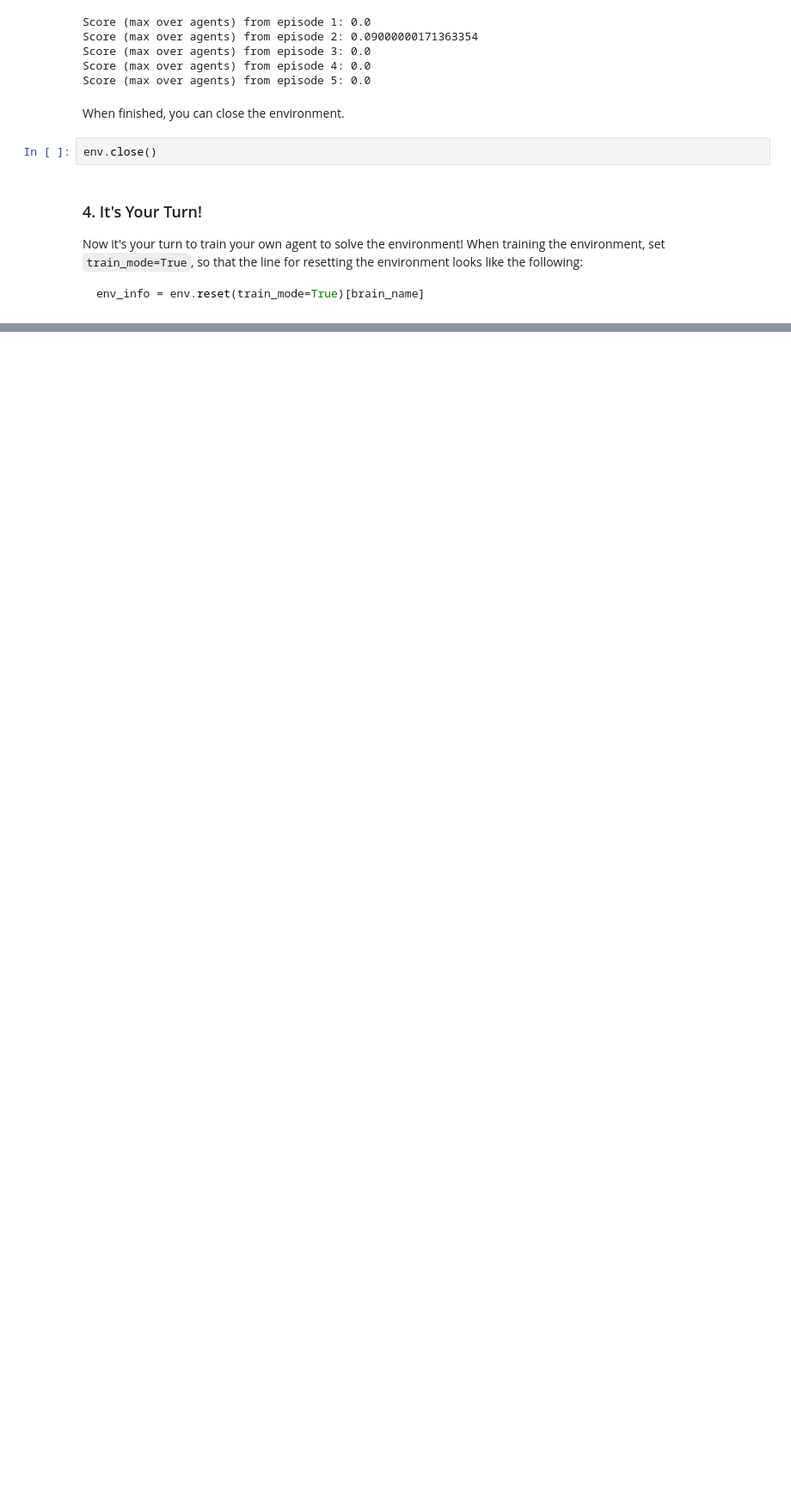
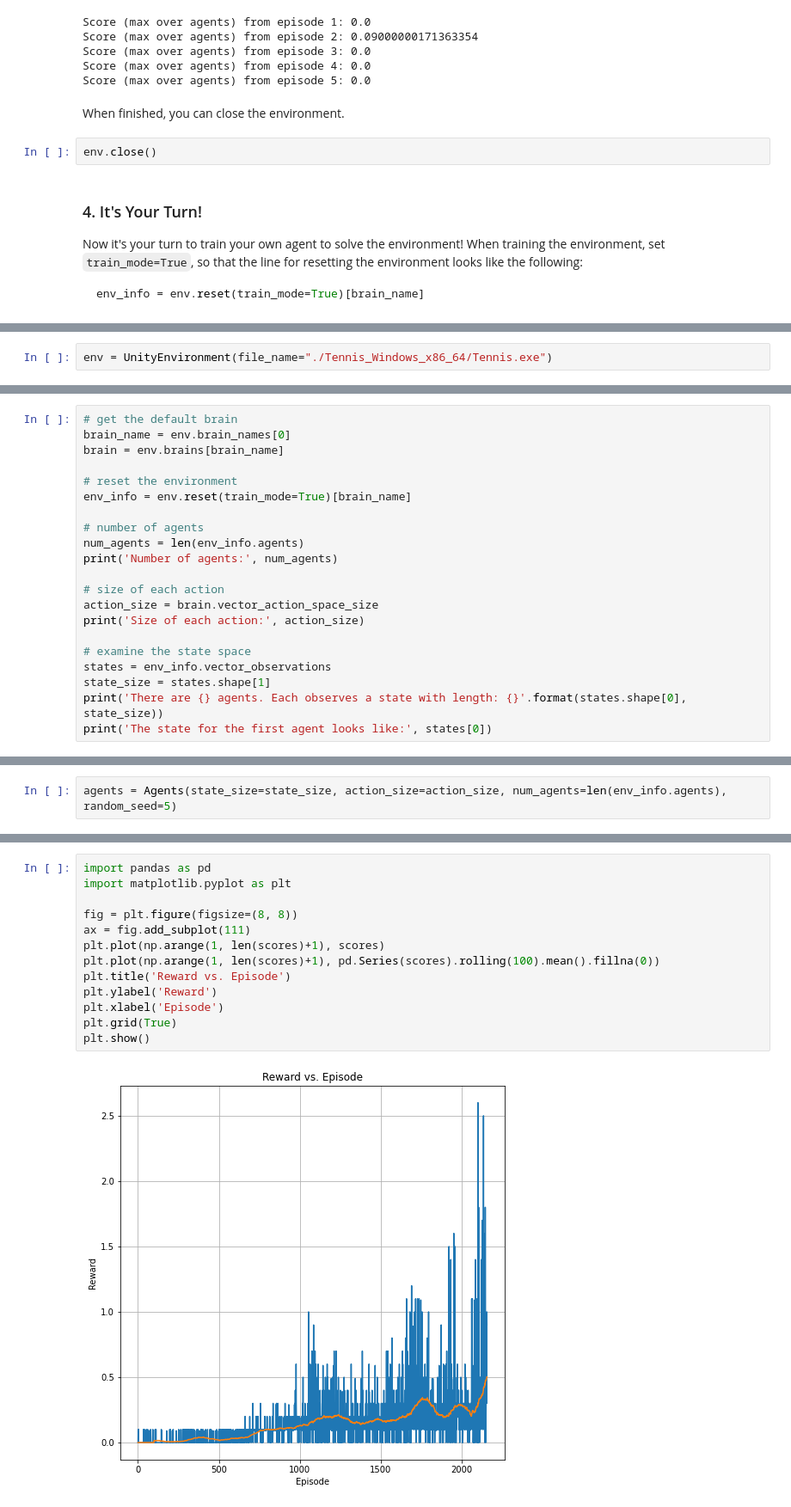
Before and after one commit to MarioRefoyo/DeepRL-Nanodegree, a Jupyter notebook: collab-compet/Tennis.ipynb, the cells around one changed output, grey strips where cells are left out. Shown at 86% size. Drawn from its saved outputs; the diff is of its cells as text; blank space fills up the shorter version.

```diff
--- a/collab-compet/Tennis.ipynb
+++ b/collab-compet/Tennis.ipynb
@@ -128,0 +136,2 @@ env_info = env.reset(train_mode=True)[brain_name]
+# %%
+env = UnityEnvironment(file_name="./Tennis_Windows_x86_64/Tennis.exe")
@@ -128,0 +155,21 @@ env_info = env.reset(train_mode=True)[brain_name]
+# %%
+# get the default brain
+brain_name = env.brain_names[0]
+brain = env.brains[brain_name]
+
+# reset the environment
+env_info = env.reset(train_mode=True)[brain_name]
+
+# number of agents
+num_agents = len(env_info.agents)
+print('Number of agents:', num_agents)
+
+# size of each action
+action_size = brain.vector_action_space_size
+print('Size of each action:', action_size)
+
+# examine the state space
+states = env_info.vector_observations
+state_size = states.shape[1]
+print('There are {} agents. Each observes a state with length: {}'.format(states.shape[0], state_size))
+print('The state for the first agent looks like:', states[0])
@@ -128,0 +184,2 @@ env_info = env.reset(train_mode=True)[brain_name]
+# %%
+agents = Agents(state_size=state_size, action_size=action_size, num_agents=len(env_info.agents), random_seed=5)
@@ -128,0 +249,15 @@ env_info = env.reset(train_mode=True)[brain_name]
+# %%
+import pandas as pd
+import matplotlib.pyplot as plt
+
+fig = plt.figure(figsize=(8, 8))
+ax = fig.add_subplot(111)
+plt.plot(np.arange(1, len(scores)+1), scores)
+plt.plot(np.arange(1, len(scores)+1), pd.Series(scores).rolling(100).mean().fillna(0))
+plt.title('Reward vs. Episode')
+plt.ylabel('Reward')
+plt.xlabel('Episode')
+plt.grid(True)
+plt.show()
+# %% [output]
+[figure, added]
```
Also changed, not shown: parts of 8 cells of this notebook, 8 other files.
